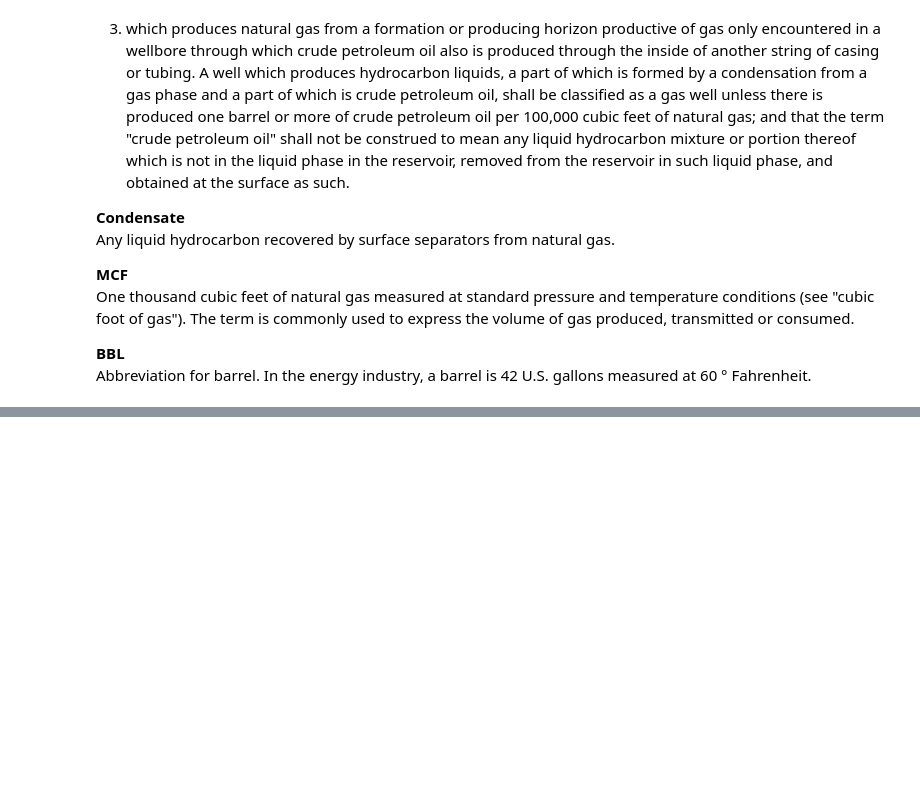
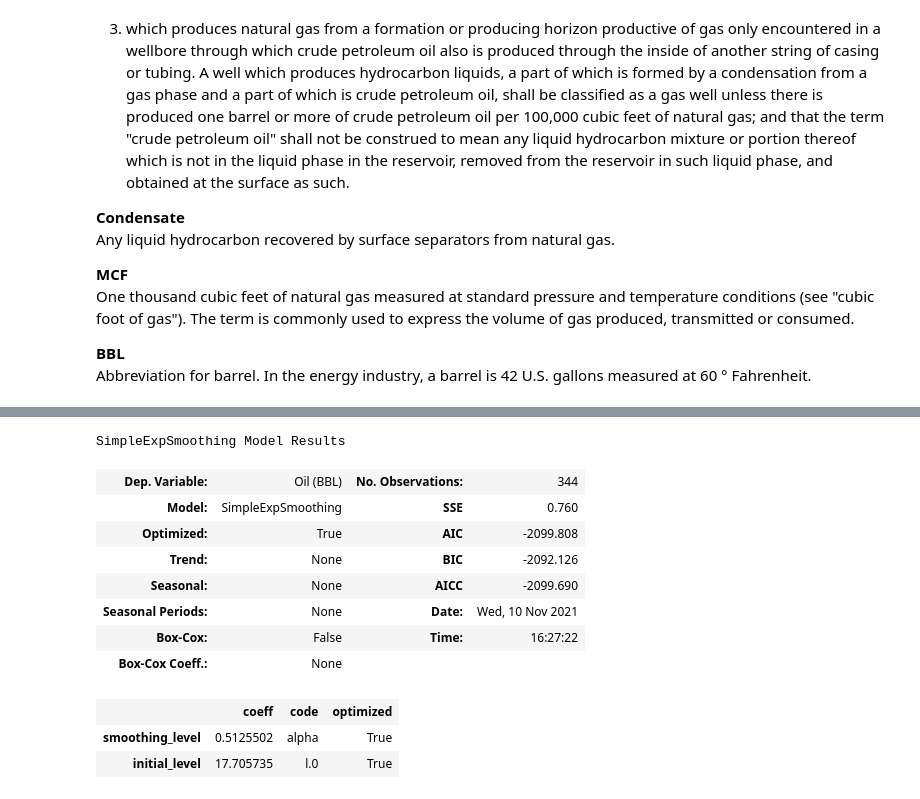
Before and after one commit to jonathanmishler/hrafn, a Jupyter notebook: exponential smoothing.ipynb, the cells around one changed output, grey strips where cells are left out. Cells and saved outputs as stored; diff of their text form; code cells hidden in the pictures; blank space fills up the shorter version.

```diff
--- a/exponential smoothing.ipynb
+++ b/exponential smoothing.ipynb
@@ -97,0 +116,16 @@ df[["Oil (BBL)", "Condensate (BBL)"]].max().max()
+# %%
+fcast_log = sm.tsa.SimpleExpSmoothing(np.log(df["Oil (BBL)"]), initialization_method="heuristic").fit()
+fcast_log.summary()
+# %% [output]
+SimpleExpSmoothing Model Results
+| Dep. Variable: | Oil (BBL) | No. Observations: | 344 |
+| Model: | SimpleExpSmoothing | SSE | 0.760 |
+| Optimized: | True | AIC | -2099.808 |
+| Trend: | None | BIC | -2092.126 |
+| Seasonal: | None | AICC | -2099.690 |
+| Seasonal Periods: | None | Date: | Wed, 10 Nov 2021 |
+| Box-Cox: | False | Time: | 16:27:22 |
+| Box-Cox Coeff.: | None |  |  |
+|  | coeff | code | optimized |
+| smoothing_level | 0.5125502 | alpha | True |
+| initial_level | 17.705735 | l.0 | True |
```
Also changed, not shown: parts of 7 cells of this notebook, 2 other files.
